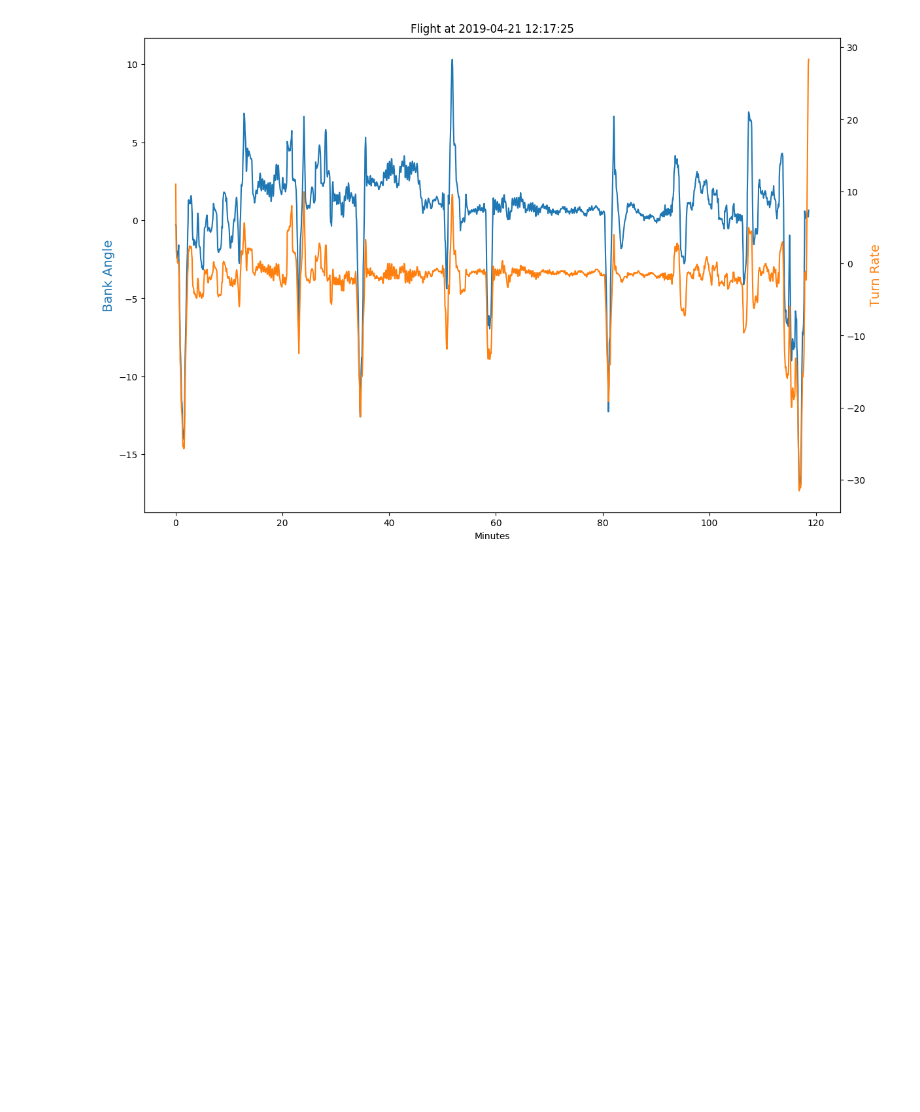
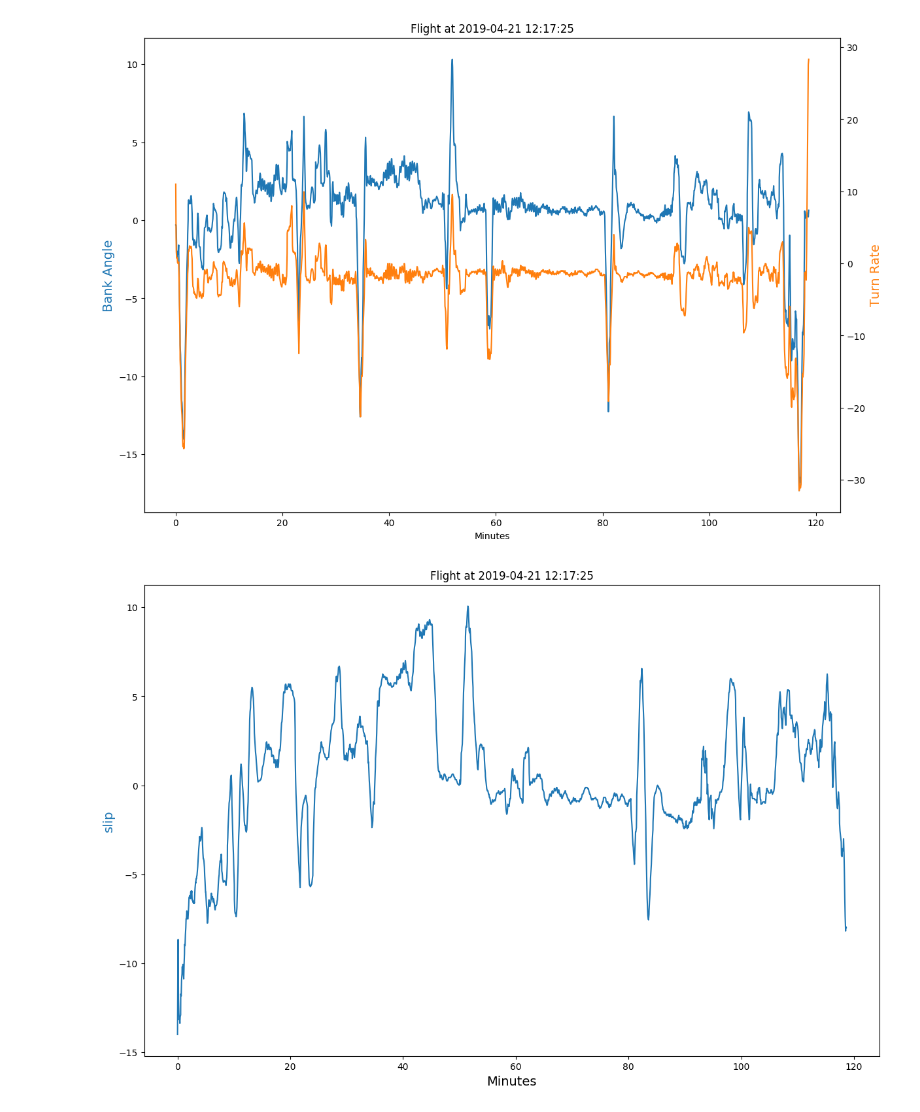
Before and after one commit to azemon/MglEfisPlotter, a Jupyter notebook: notebooks/2019-04-21/bank_angle.ipynb, the cells around one changed output. Drawn from its saved outputs; the diff is of its cells as text; code cells hidden in the pictures; blank space fills up the shorter version.

Commit message:
add slip graph

```diff
--- a/notebooks/2019-04-21/bank_angle.ipynb
+++ b/notebooks/2019-04-21/bank_angle.ipynb
@@ -9,3 +9,7 @@ p = Plot(f)
 p.plot2(['bankAngle', 'turnRate'], ['Bank Angle', 'Turn Rate']).save('bank_angle.png')
 # %% [output]
 [figure]
+# %%
+p.plot2(['slip']).save('slip.png')
+# %% [output]
+[figure, added]
```
Also changed, not shown: 1 other file.
